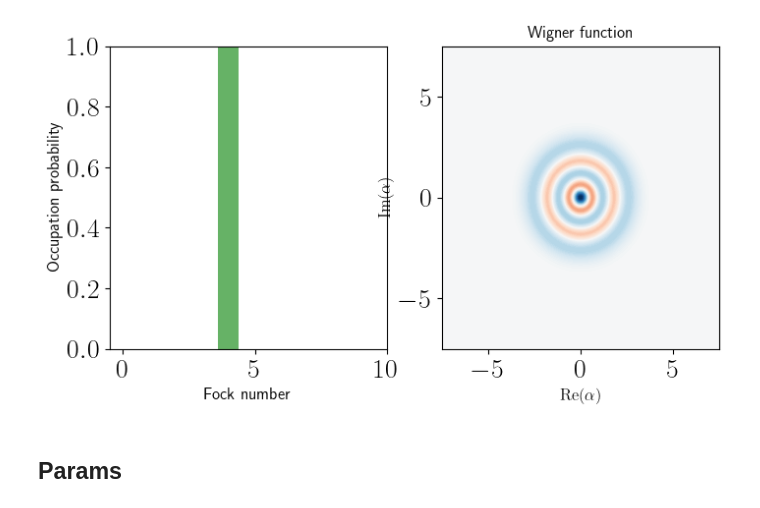
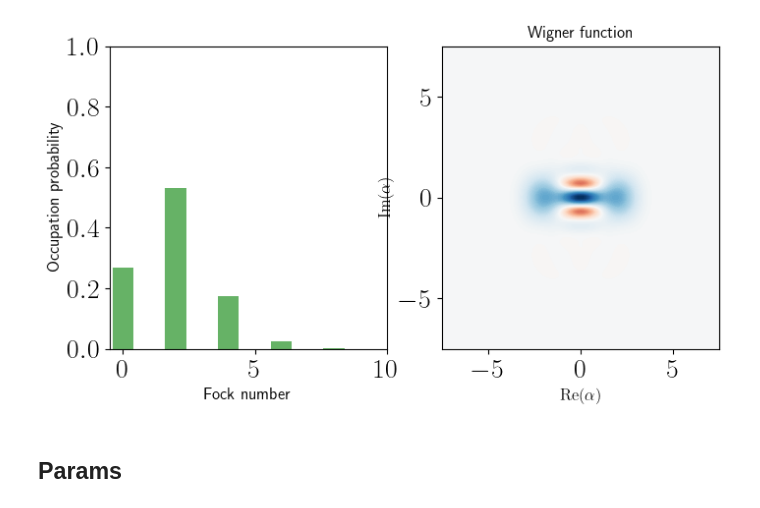
Before and after one commit to ingstra/qubitdyne, a Jupyter notebook: tomography_lossy_system_const_coupl.ipynb, the cells around one changed output. Cells and saved outputs as stored; diff of their text form; code cells hidden in the pictures.

```diff
--- a/tomography_lossy_system_const_coupl.ipynb
+++ b/tomography_lossy_system_const_coupl.ipynb
@@ -14,36 +14,36 @@ from joblib import Parallel, delayed
 # %%
 N=10
 
 idc = qeye(N)
 ida = qeye(2)
 a  = tensor(destroy(N), ida)
 sm = tensor(idc, destroy(2))
 sx = tensor(idc, sigmax())
 sy = tensor(idc, sigmay())
 sz = tensor(idc, sigmaz())
 
 # cavity photon number operator
 N_cav = tensor(num(N), ida)
 
 # projection operators to qubit ground and excited state
 proj0 = tensor(idc, basis(2,0).proj())
 proj1 = tensor(idc, basis(2,1).proj())
 
 
 initial_cavity = coherent(N, 1j*1)
 
 
-alpha = 0.7
+alpha = 1.41
 initial_cavity = (coherent(N, alpha) + coherent(N,-alpha)).unit()
 
-initial_cavity = fock(N, 4)
+#initial_cavity = fock(N, 3)
 
 
 psi0 = tensor(initial_cavity, basis(2,0))
 n_init = expect(N_cav, psi0)
 plot_wigner_fock_distribution(initial_cavity);
 # %% [output]
-[figure, old version]
+[figure, new version]
 # %%
 def U_interact(g):
     op = (-1j) * g * (a.dag() * sm + a * sm.dag())
```
Also changed, not shown: parts of 5 cells of this notebook.
